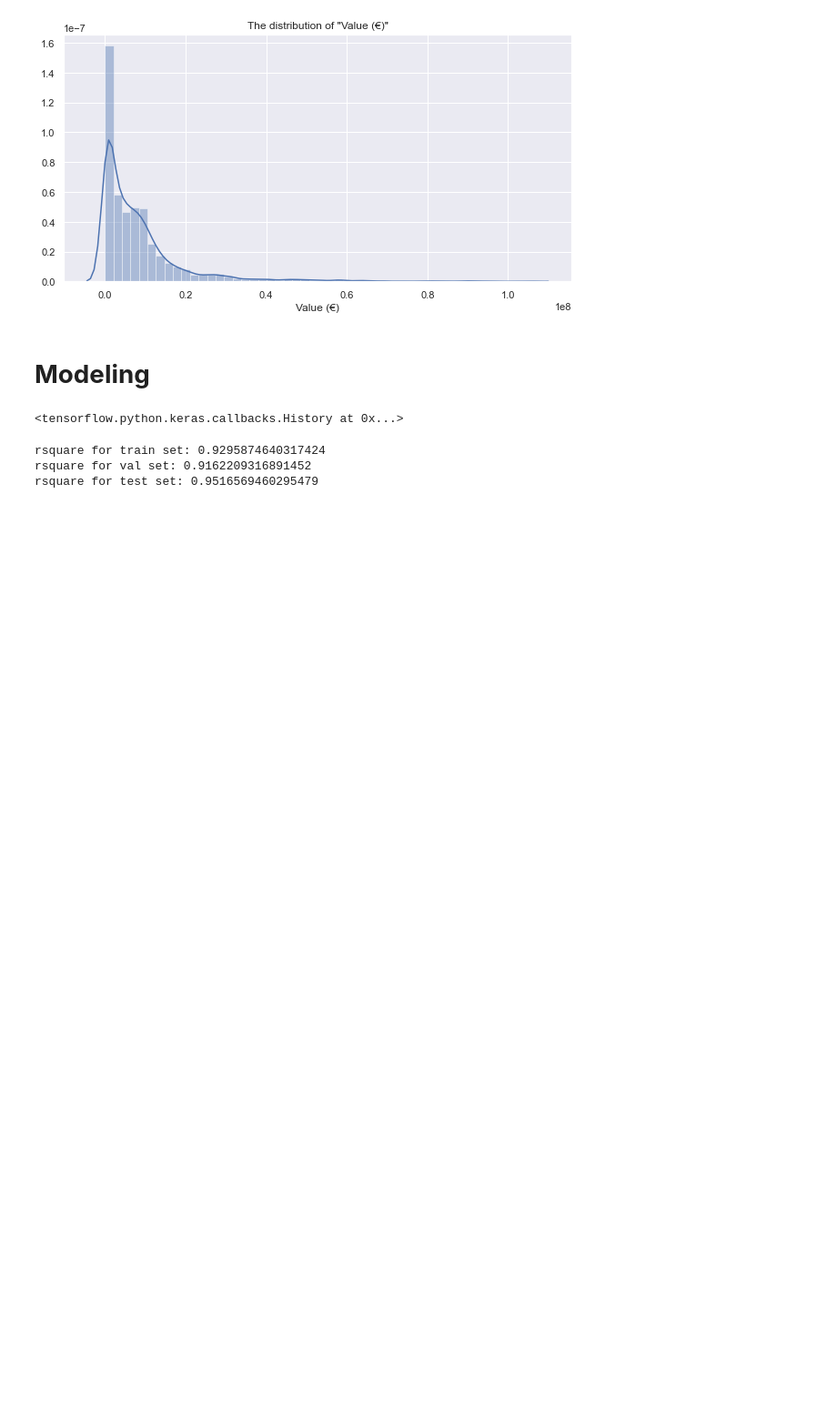
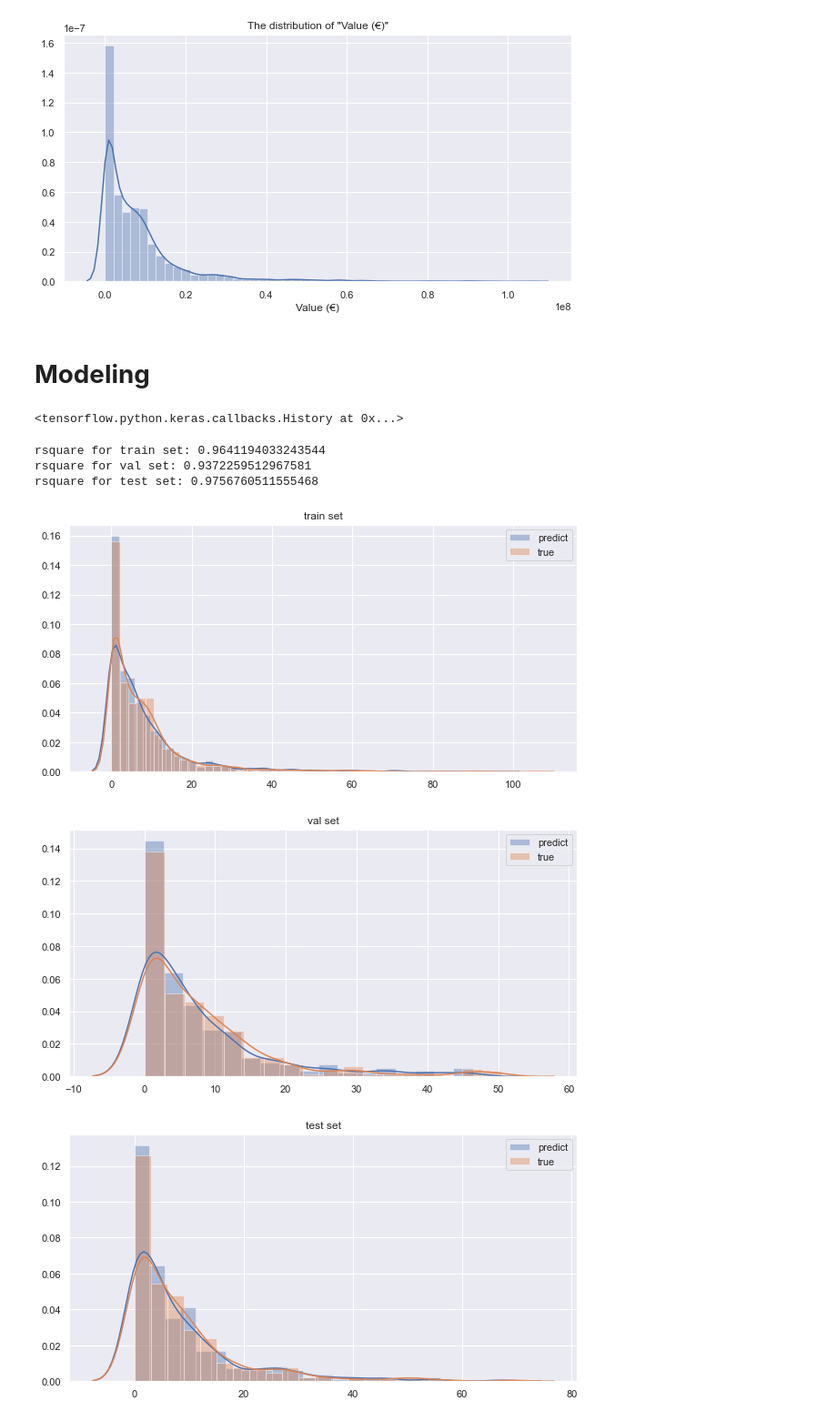
Before and after one commit to ashimovtemirlan/master_thesis, a Jupyter notebook: Experiments/simple_nn.ipynb, the cells around one changed output. Shown: that part at 91% size. Saved outputs shown, nothing was run; the diff lists cells and outputs as text; code cells hidden in the pictures; blank space fills up the shorter version.

```diff
--- a/Experiments/simple_nn.ipynb
+++ b/Experiments/simple_nn.ipynb
@@ -90,10 +90,11 @@ tensor_y_val = tf.convert_to_tensor(value = y_val, dtype = tf.float32)
 tensor_x_test = tf.convert_to_tensor(value = x_test, dtype = tf.float32)
 tensor_y_test = tf.convert_to_tensor(value = y_test, dtype = tf.float32)
 # %%
-neurons = [20, 20]
+neurons = [40, 40]
 activation = 'relu'
 batch_size = 256
 epochs = 100
+lmbda = 0.
 
 # model
 model = Sequential()
@@ -101,9 +102,11 @@ model = Sequential()
 model.add(layers.Input(shape = tensor_x_train.shape[1], ))
 for neuron in neurons:
     if activation == 'tanh':
-        model.add(layers.Dense(neuron, activation = activation, kernel_initializer = initializers.HeNormal()))
+        model.add(layers.Dense(neuron, activation = activation, kernel_initializer = initializers.HeNormal(),
+                              kernel_regularizer = regularizers.l2(lmbda)))
     elif activation == 'relu':
-        model.add(layers.Dense(neuron, activation = activation, kernel_initializer = initializers.GlorotNormal()))
+        model.add(layers.Dense(neuron, activation = activation, kernel_initializer = initializers.GlorotNormal(),
+                              kernel_regularizer = regularizers.l2(lmbda)))
     else:
         raise Exception('"activation" must be either relu or tanh')
 model.add(layers.Dense(1, activation = 'relu'))
@@ -118,6 +121,31 @@ print('rsquare for train set:', r2_score(model.predict(tensor_x_train), tensor_y
 print('rsquare for val set:', r2_score(model.predict(tensor_x_val), tensor_y_val))
 print('rsquare for test set:', r2_score(model.predict(tensor_x_test), tensor_y_test))
 # %% [output]
-rsquare for train set: 0.9295874640317424
-rsquare for val set: 0.9162209316891452
-rsquare for test set: 0.9516569460295479
+rsquare for train set: 0.9641194033243544
+rsquare for val set: 0.9372259512967581
+rsquare for test set: 0.9756760511555468
+# %%
+plt.figure(figsize = (10, 5))
+sns.distplot(model.predict(tensor_x_train), label = 'predict')
+sns.distplot(tensor_y_train, label = 'true')
+plt.title('train set')
+plt.legend()
+plt.show()
+
+plt.figure(figsize = (10, 5))
+sns.distplot(model.predict(tensor_x_val), label = 'predict')
+sns.distplot(tensor_y_val, label = 'true')
+plt.title('val set')
+plt.legend()
+plt.show()
+
+plt.figure(figsize = (10, 5))
+sns.distplot(model.predict(tensor_x_test), label = 'predict')
+sns.distplot(tensor_y_test, label = 'true')
+plt.title('test set')
+plt.legend()
+plt.show()
+# %% [output]
+[figure, added]
+[figure, added]
+[figure, added]
```
